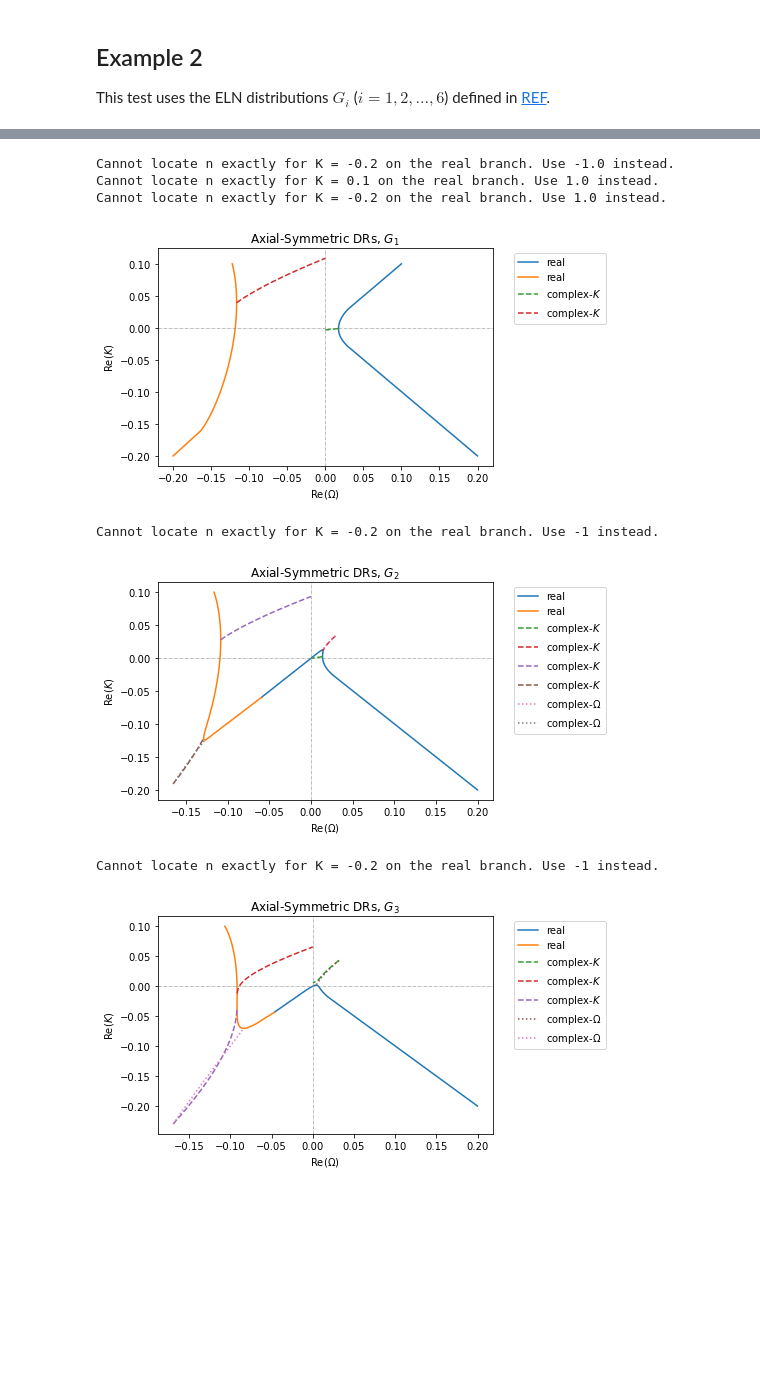
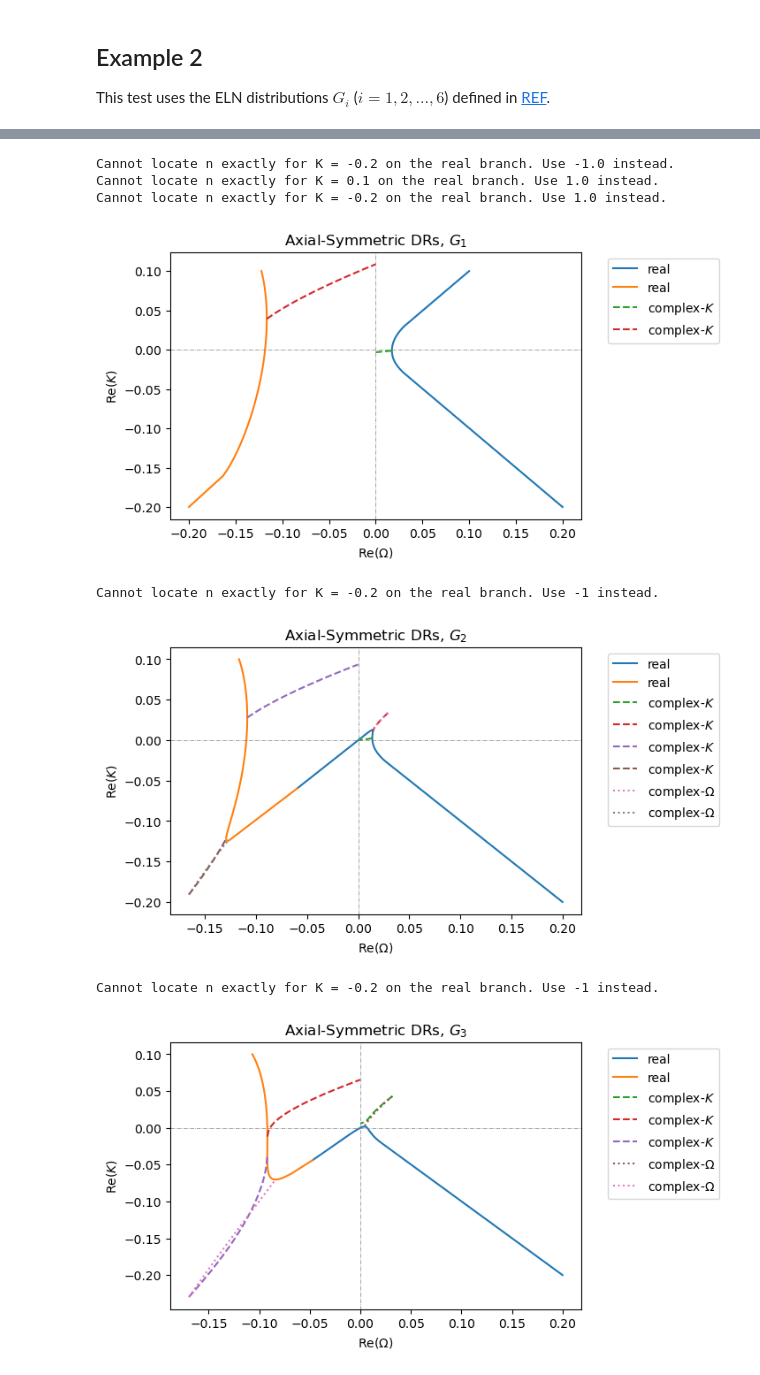
Before and after one commit to NuCO-UNM/fowdr, a Jupyter notebook: docs/examples.ipynb, the cells around one changed output, grey strips where cells are left out. Saved outputs shown, nothing was run; the diff lists cells and outputs as text; code cells hidden in the pictures; blank space fills up the shorter version.

```diff
--- a/docs/examples.ipynb
+++ b/docs/examples.ipynb
@@ -17,7 +17,7 @@ for a in np.arange(0., 1., 0.2):
 
     dr1 = sbdr.DR_complexOmega(Gs, num_pts=50, shift=False, rt_opts={'method': 'lm'})
     dr2 = asdr.DR_complexOmega(Gs, num_pts=60, shift=False)
-    plt.figure()
+    plt.figure(dpi=100)
     # plt.style.use('dark_background')
 
     for kk, ww in dr1:
@@ -73,6 +74,6 @@ plt.show()
 # %%
 for i in range(1, 7):
-    plt.figure()
+    plt.figure(dpi=100)
     # plot the symmetry-preserving DRs
     for kk, ww in sbdr.DR_real(G[i]): # real DR
         plt.plot(ww, kk, '-', label='real')
@@ -98,28 +99,28 @@ for i in range(1, 7):
 # %%
 for i in range(1, 7):
-    plt.figure()
+    plt.figure(dpi=100)
     # plot the symmetry-preserving DRs
     for kk, ww in asdr.DR_real(G[i], maxK=0.1, minK=-0.2): # real DR
         plt.plot(ww, kk, '-', label='real')
     for kk, ww in asdr.DR_complexK(G[i]): # complex-K DR
         plt.plot(ww, kk.real, '--', label='complex-$K$')
     for kk, ww in asdr.DR_complexOmega(G[i]): # complex-Omega DR
         plt.plot(ww.real, kk, ':', label='complex-$\Omega$')
 
     plt.axhline(0, ls='-.', color='grey', lw=0.5)
     plt.axvline(0, ls='-.', color='grey', lw=0.5)
     plt.legend(bbox_to_anchor=(1.05, 1), loc="upper left")
     plt.ylabel('Re($K$)')
     plt.xlabel('Re($\Omega$)')
     plt.title(f'Axial-Symmetric DRs, $G_{i}$')
     plt.show()
 # %% [output]
 Cannot locate n exactly for K = -0.2 on the real branch. Use -1.0 instead.
 Cannot locate n exactly for K = 0.1 on the real branch. Use 1.0 instead.
 Cannot locate n exactly for K = -0.2 on the real branch. Use 1.0 instead.
-[figure, old version]
+[figure, new version]
 Cannot locate n exactly for K = -0.2 on the real branch. Use -1 instead.
-[figure, old version]
+[figure, new version]
 Cannot locate n exactly for K = -0.2 on the real branch. Use -1 instead.
-[figure, old version]
+[figure, new version]
 Cannot locate n exactly for K = -0.2 on the real branch. Use -1 instead.
```
Also changed, not shown: parts of 7 cells of this notebook, 4 other files.
